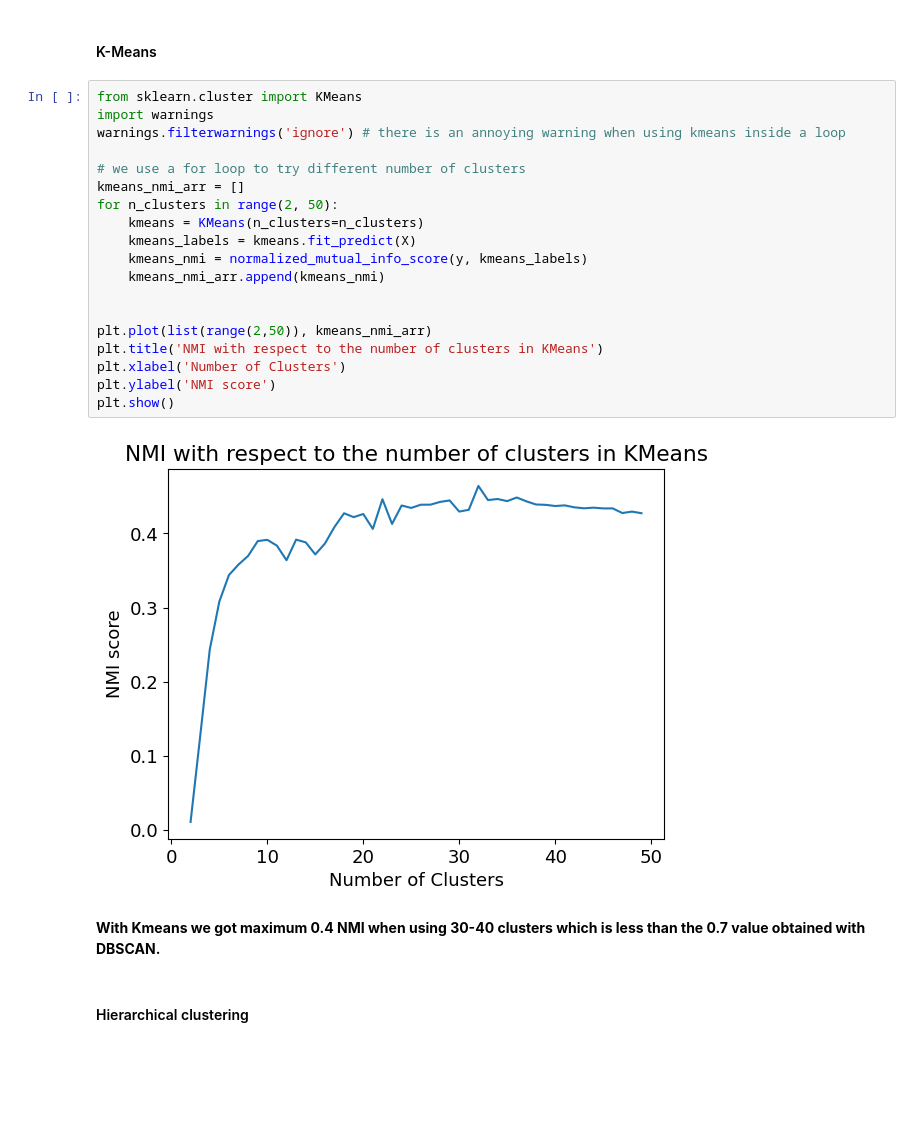
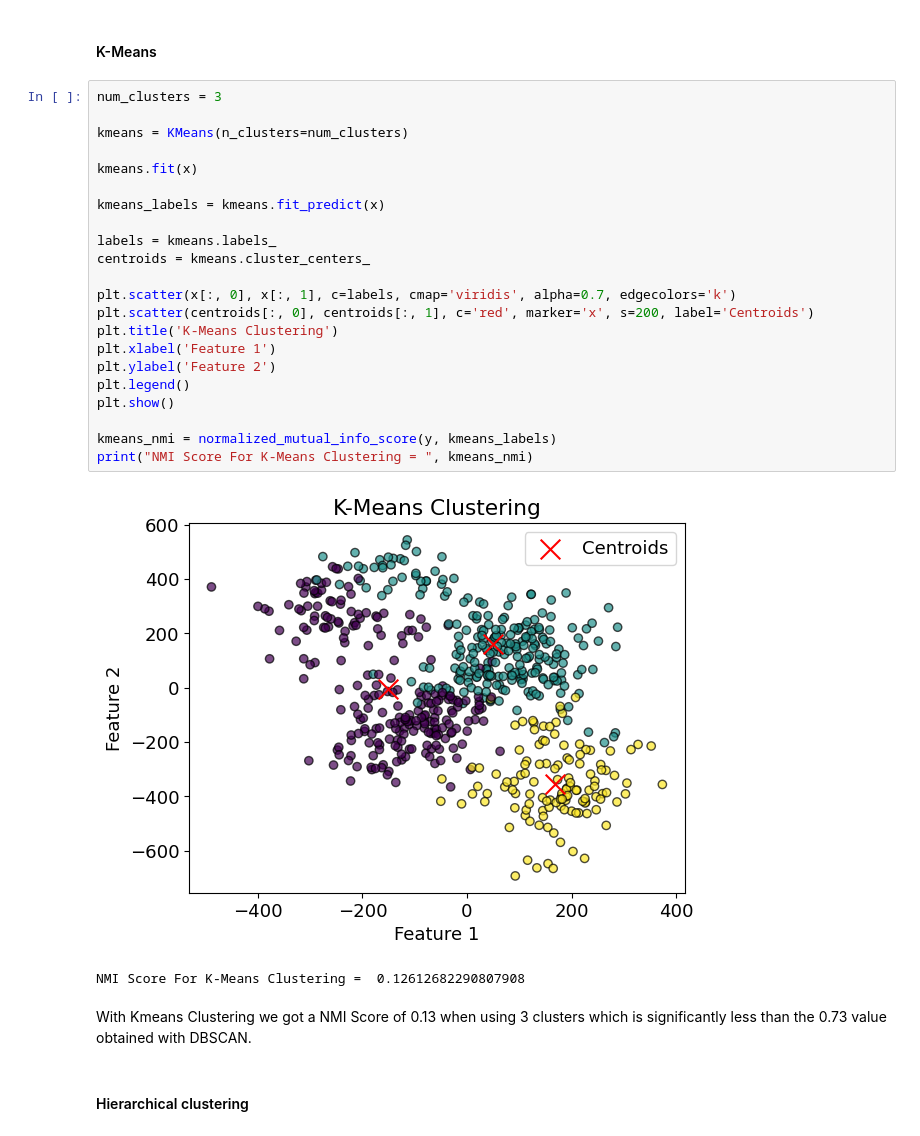
Before and after one commit to lm-schulze/LCP-Mod-B, a Jupyter notebook: Ex2/group2413_exercise2.ipynb, the cells around one changed output. Drawn from its saved outputs; the diff is of its cells as text; blank space fills up the shorter version.

```diff
--- a/Ex2/group2413_exercise2.ipynb
+++ b/Ex2/group2413_exercise2.ipynb
@@ -241,28 +244,32 @@ Does it work better than DBSCAN?
 # %% [markdown]
 #### K-Means
 # %%
-from sklearn.cluster import KMeans
-import warnings
-warnings.filterwarnings('ignore') # there is an annoying warning when using kmeans inside a loop
+num_clusters = 3
 
-# we use a for loop to try different number of clusters
-kmeans_nmi_arr = []
-for n_clusters in range(2, 50):
-    kmeans = KMeans(n_clusters=n_clusters)
-    kmeans_labels = kmeans.fit_predict(X)
-    kmeans_nmi = normalized_mutual_info_score(y, kmeans_labels)
-    kmeans_nmi_arr.append(kmeans_nmi)
+kmeans = KMeans(n_clusters=num_clusters)
 
+kmeans.fit(x)
 
-plt.plot(list(range(2,50)), kmeans_nmi_arr)
-plt.title('NMI with respect to the number of clusters in KMeans')
-plt.xlabel('Number of Clusters')
-plt.ylabel('NMI score')
+kmeans_labels = kmeans.fit_predict(x)
+
+labels = kmeans.labels_
+centroids = kmeans.cluster_centers_
+
+plt.scatter(x[:, 0], x[:, 1], c=labels, cmap='viridis', alpha=0.7, edgecolors='k')
+plt.scatter(centroids[:, 0], centroids[:, 1], c='red', marker='x', s=200, label='Centroids')
+plt.title('K-Means Clustering')
+plt.xlabel('Feature 1')
+plt.ylabel('Feature 2')
+plt.legend()
 plt.show()
+
+kmeans_nmi = normalized_mutual_info_score(y, kmeans_labels)
+print("NMI Score For K-Means Clustering = ", kmeans_nmi)
 # %% [output]
-[figure, old version]
+[figure, new version]
+NMI Score For K-Means Clustering =  0.12612682290807908
 # %% [markdown]
-**With Kmeans we got maximum 0.4 NMI when using 30-40 clusters which is less than the 0.7 value obtained with DBSCAN.**
+With Kmeans Clustering we got a NMI Score of 0.13 when using 3 clusters which is significantly less than the 0.73 value obtained with DBSCAN.
 # %% [markdown]
 #### Hierarchical clustering
 # %%
```
Also changed, not shown: parts of 13 cells of this notebook.
